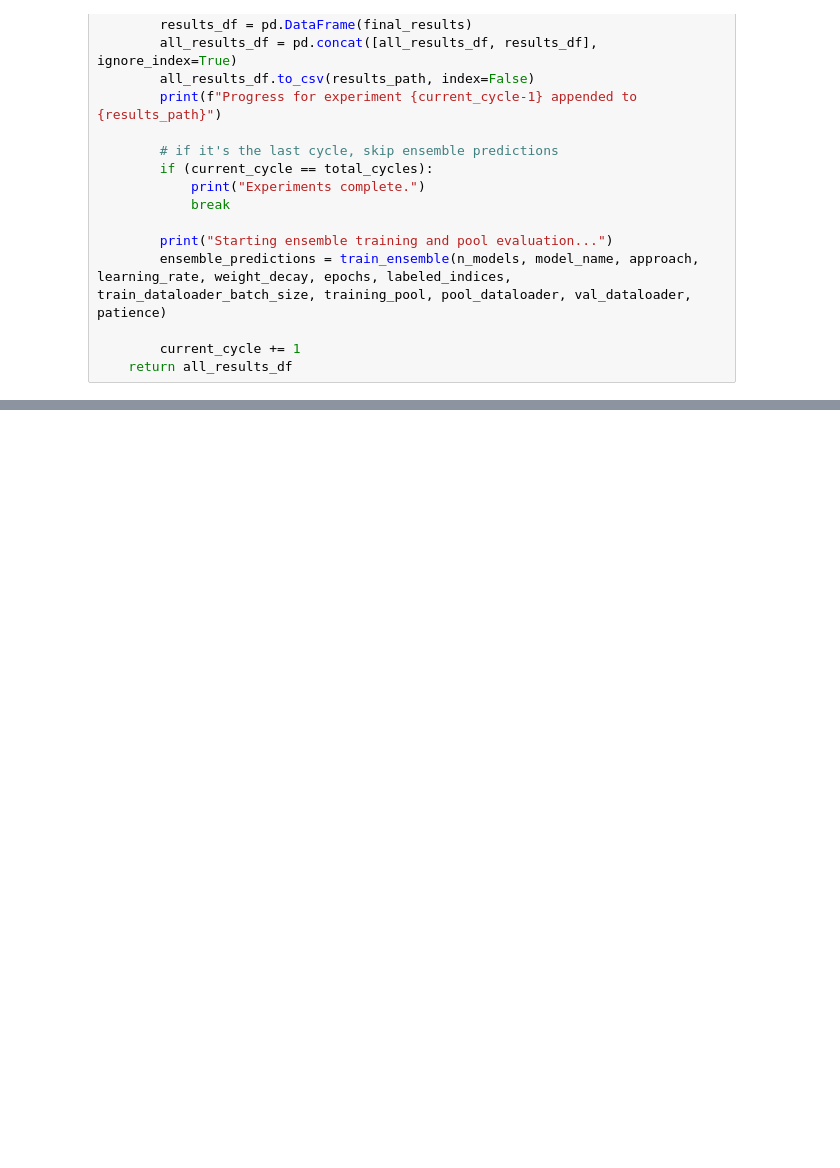
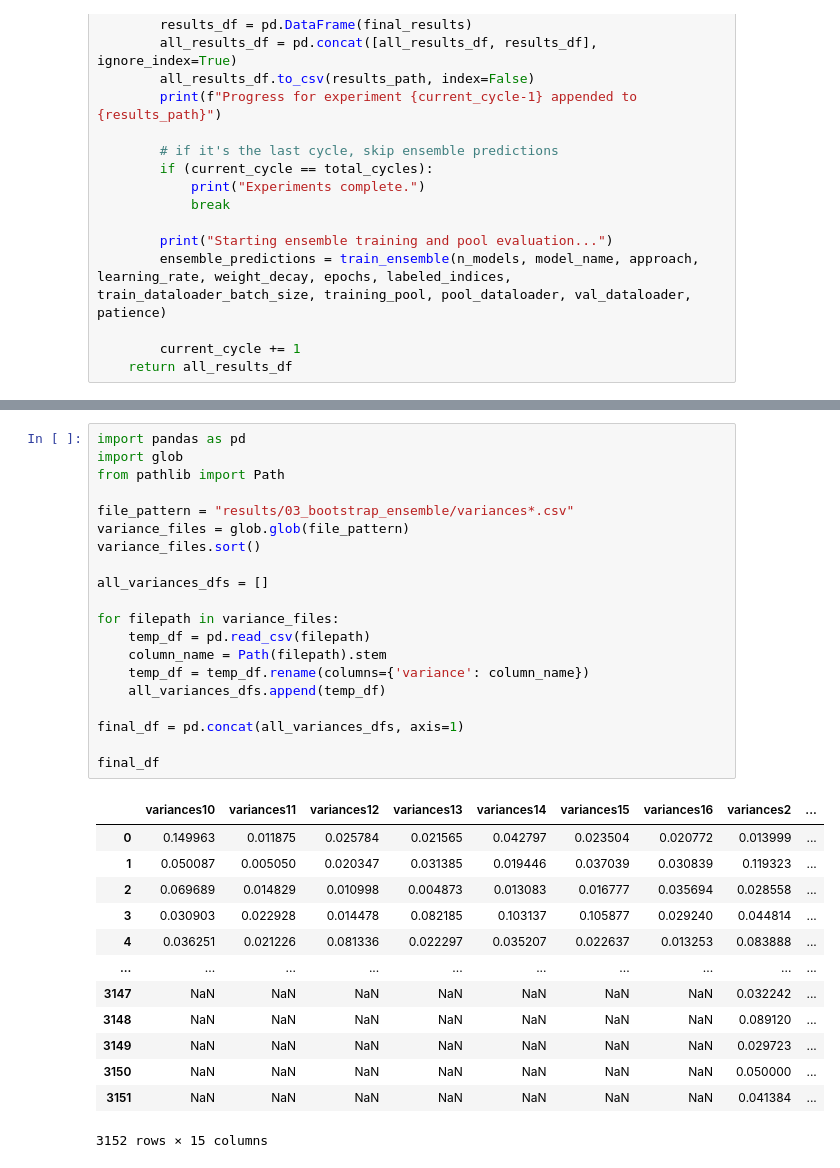
Before and after one commit to ogarrett54/plm_with_active_learning, a Jupyter notebook: pikh1_hma/03_active_fine-tuning_bootstrapped_ensemble.ipynb, the cells around one changed output, grey strips where cells are left out. Cells and saved outputs as stored; diff of their text form; blank space fills up the shorter version.

Commit message:
Run bootstrap ensemble experiments

```diff
--- a/pikh1_hma/03_active_fine-tuning_bootstrapped_ensemble.ipynb
+++ b/pikh1_hma/03_active_fine-tuning_bootstrapped_ensemble.ipynb
@@ -251,0 +270,34 @@ Train Loss: 0.0348 | Val Loss: 0.2820 | SpearmanR: 0.2569
+# %%
+import pandas as pd
+import glob
+from pathlib import Path
+
+file_pattern = "results/03_bootstrap_ensemble/variances*.csv"
+variance_files = glob.glob(file_pattern)
+variance_files.sort()
+
+all_variances_dfs = []
+
+for filepath in variance_files:
+    temp_df = pd.read_csv(filepath)
+    column_name = Path(filepath).stem
+    temp_df = temp_df.rename(columns={'variance': column_name})
+    all_variances_dfs.append(temp_df)
+
+final_df = pd.concat(all_variances_dfs, axis=1)
+
+final_df
+# %% [output]
+|  | variances10 | variances11 | variances12 | variances13 | variances14 | variances15 | variances16 | variances2 | ... |
+| 0 | 0.149963 | 0.011875 | 0.025784 | 0.021565 | 0.042797 | 0.023504 | 0.020772 | 0.013999 | ... |
+| 1 | 0.050087 | 0.005050 | 0.020347 | 0.031385 | 0.019446 | 0.037039 | 0.030839 | 0.119323 | ... |
+| 2 | 0.069689 | 0.014829 | 0.010998 | 0.004873 | 0.013083 | 0.016777 | 0.035694 | 0.028558 | ... |
+| 3 | 0.030903 | 0.022928 | 0.014478 | 0.082185 | 0.103137 | 0.105877 | 0.029240 | 0.044814 | ... |
+| 4 | 0.036251 | 0.021226 | 0.081336 | 0.022297 | 0.035207 | 0.022637 | 0.013253 | 0.083888 | ... |
+| ... | ... | ... | ... | ... | ... | ... | ... | ... | ... |
+| 3147 | NaN | NaN | NaN | NaN | NaN | NaN | NaN | 0.032242 | ... |
+| 3148 | NaN | NaN | NaN | NaN | NaN | NaN | NaN | 0.089120 | ... |
+| 3149 | NaN | NaN | NaN | NaN | NaN | NaN | NaN | 0.029723 | ... |
+| 3150 | NaN | NaN | NaN | NaN | NaN | NaN | NaN | 0.050000 | ... |
+| 3151 | NaN | NaN | NaN | NaN | NaN | NaN | NaN | 0.041384 | ... |
+3152 rows × 15 columns
```
Also changed, not shown: parts of 5 cells of this notebook, 16 other files.
